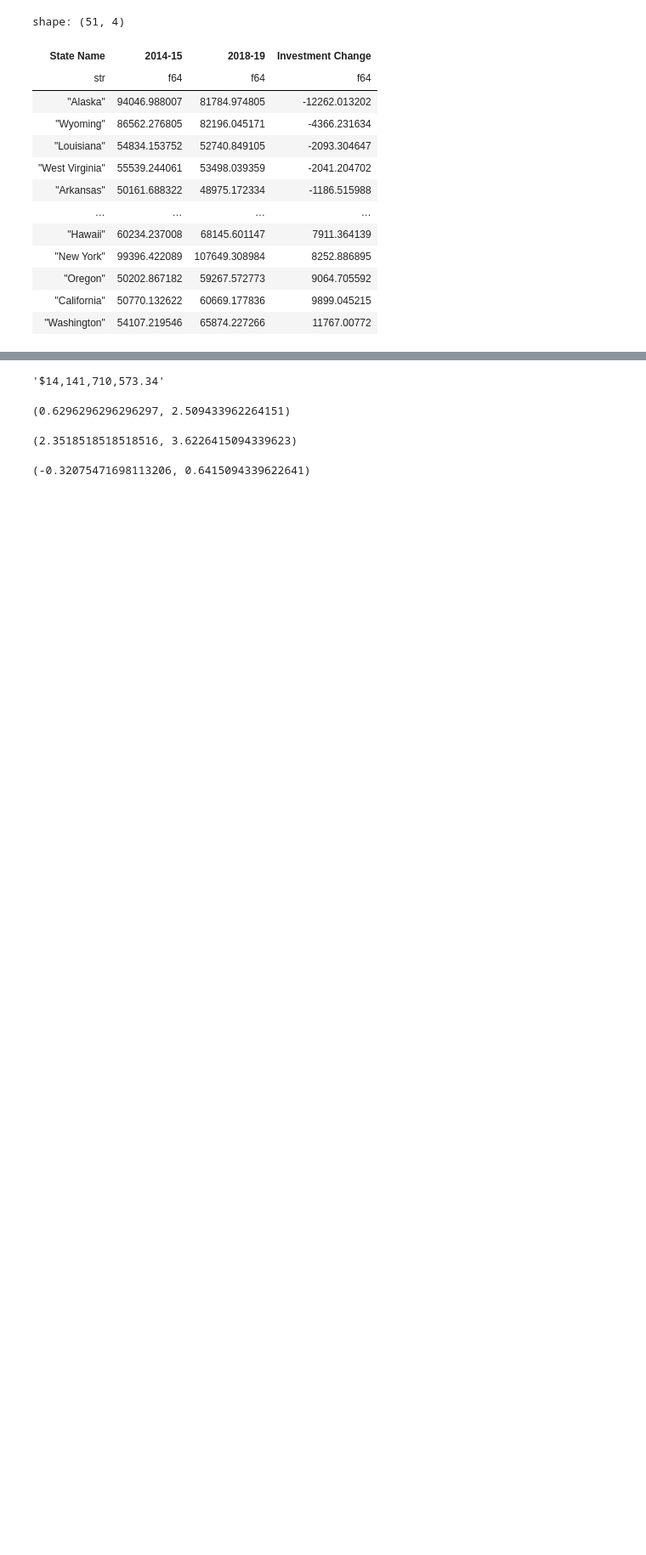
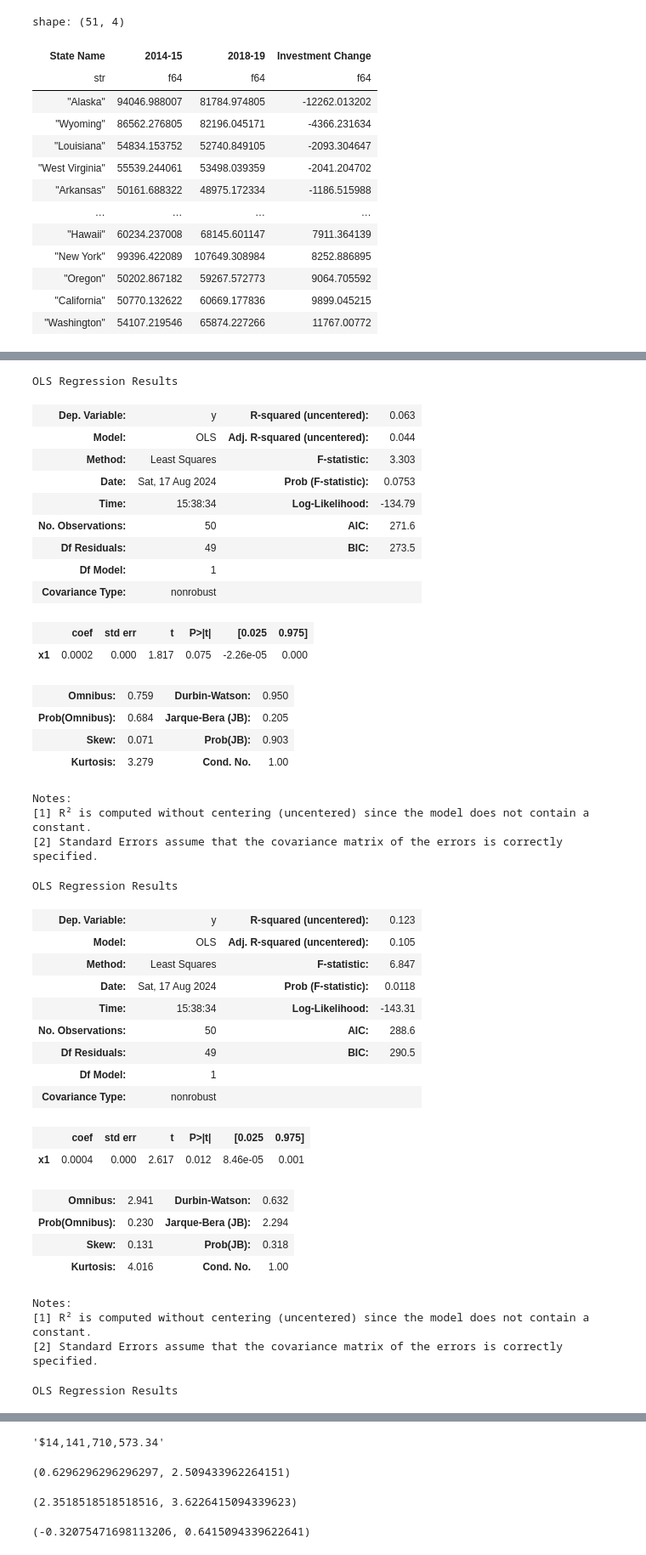
Before and after one commit to dominictarro/2024-08-education-trends, a Jupyter notebook: ROI.ipynb, the cells around one changed output, grey strips where cells are left out. Shown: that part at 85% size. Cells and saved outputs as stored; diff of their text form; code cells hidden in the pictures; blank space fills up the shorter version.

```diff
--- a/ROI.ipynb
+++ b/ROI.ipynb
@@ -445,12 +403,14 @@ Notes:
 # %%
 def generate_state_investment_and_reading_performance_bar_chart(
-    column: str, legend_title: str, description: str
+    column: str, legend_title: str, description: str, change_measure: str
 ) -> go.Figure:
+    df = student_investment.join(
+        reading_performance,
+        on="State Name"
+    ).sort("Investment Change")
+    result = correlate(df, "Investment Change", column)
     return px.bar(
-        student_investment.join(
-            reading_performance,
-            on="State Name"
-        ).sort("Investment Change"),
+        df,
         x="State Name",
         y="Investment Change",
         color=column,
@@ -496,35 +456,79 @@ def generate_state_investment_and_reading_performance_bar_chart(
         y=-0.15,
         xref="paper",
         yref="paper",
         text="<br>".join(
             (
                 "The NAEP Reading scale ranges from 0 to 500.",
                 "2020 dollar adjustment for school year expenditures was done with the ending year's inflation rate.",
-                "Data compares differences in scores and spending, by state, between 8th graders in 2015 and 2019.",
-                "<i>Per Pupil, 4-Year Expenditure</i> is an aggregate from 5th-8th grade."
+                "Data compares changes in scores and spending, by state, between 8th graders in 2015 and 2019.",
+                "<i>Per Pupil, 4-Year Expenditure</i> is an aggregate from 5th-8th grade.",
+                f"OLS Adj. R-squared: {result.r_squared:.03f}; P|t|>{result.p_value:.03f}; {change_measure.title()} change per $1000 per student={result.coef * 1000:.2f}"
             )
         ),
         align="left",
         showarrow=False,
         font=dict(
             size=10,
             color="grey"
         ),
         opacity=0.7
     )
 
 generate_state_investment_and_reading_performance_bar_chart(
     "Mean Grade 8 Reading Score Change",
     "Average Reading Score",
-    "States spending more per student from 5th through 8th grade had a negligible relationship with average 8th grade reading performance."
+    "States spending more per student from 5th through 8th grade had a negligible relationship with average 8th grade reading performance.",
+    "% pts",
 ).show()
 generate_state_investment_and_reading_performance_bar_chart(
     "At or Above Basic (%) Change",
     "At or Above Basic</i><br><sup>(% Points)</sup>",
-    "States spending more per student from 5th through 8th grade had a small relationship with basic 8th grade reading performance."
+    "States spending more per student from 5th through 8th grade had a small relationship with basic 8th grade reading performance.",
+    "% pts",
 ).show()
 generate_state_investment_and_reading_performance_bar_chart(
     "At or Above Proficient (%) Change",
     "At or Above Proficient</i><br><sup>(% Points)</sup>",
-    "States spending more per student from 5th through 8th grade had a negligible relationship with 8th grade reading proficiency."
+    "States spending more per student from 5th through 8th grade had a negligible relationship with 8th grade reading proficiency.",
+    "% pts",
 ).show()
+# %% [output]
+OLS Regression Results
+| Dep. Variable: | y | R-squared (uncentered): | 0.063 |
+| Model: | OLS | Adj. R-squared (uncentered): | 0.044 |
+| Method: | Least Squares | F-statistic: | 3.303 |
+| Date: | Sat, 17 Aug 2024 | Prob (F-statistic): | 0.0753 |
+| Time: | 15:38:34 | Log-Likelihood: | -134.79 |
+| No. Observations: | 50 | AIC: | 271.6 |
+| Df Residuals: | 49 | BIC: | 273.5 |
+| Df Model: | 1 |  |  |
+| Covariance Type: | nonrobust |  |  |
+|  | coef | std err | t | P>|t| | [0.025 | 0.975] |
+| x1 | 0.0002 | 0.000 | 1.817 | 0.075 | -2.26e-05 | 0.000 |
+| Omnibus: | 0.759 | Durbin-Watson: | 0.950 |
+| Prob(Omnibus): | 0.684 | Jarque-Bera (JB): | 0.205 |
+| Skew: | 0.071 | Prob(JB): | 0.903 |
+| Kurtosis: | 3.279 | Cond. No. | 1.00 |
+Notes:
+[1] R² is computed without centering (uncentered) since the model does not contain a constant.
+[2] Standard Errors assume that the covariance matrix of the errors is correctly specified.
+OLS Regression Results
+| Dep. Variable: | y | R-squared (uncentered): | 0.123 |
+| Model: | OLS | Adj. R-squared (uncentered): | 0.105 |
+| Method: | Least Squares | F-statistic: | 6.847 |
+| Date: | Sat, 17 Aug 2024 | Prob (F-statistic): | 0.0118 |
+| Time: | 15:38:34 | Log-Likelihood: | -143.31 |
+| No. Observations: | 50 | AIC: | 288.6 |
+| Df Residuals: | 49 | BIC: | 290.5 |
+| Df Model: | 1 |  |  |
+| Covariance Type: | nonrobust |  |  |
+|  | coef | std err | t | P>|t| | [0.025 | 0.975] |
+| x1 | 0.0004 | 0.000 | 2.617 | 0.012 | 8.46e-05 | 0.001 |
+| Omnibus: | 2.941 | Durbin-Watson: | 0.632 |
+| Prob(Omnibus): | 0.230 | Jarque-Bera (JB): | 2.294 |
+| Skew: | 0.131 | Prob(JB): | 0.318 |
+| Kurtosis: | 4.016 | Cond. No. | 1.00 |
+Notes:
+[1] R² is computed without centering (uncentered) since the model does not contain a constant.
+[2] Standard Errors assume that the covariance matrix of the errors is correctly specified.
+OLS Regression Results
```
Also changed, not shown: parts of 6 cells of this notebook, 6 other files.
